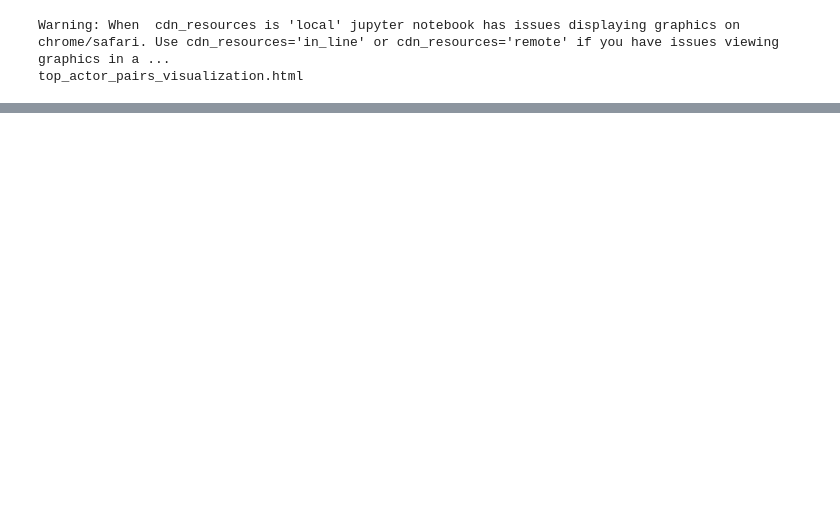
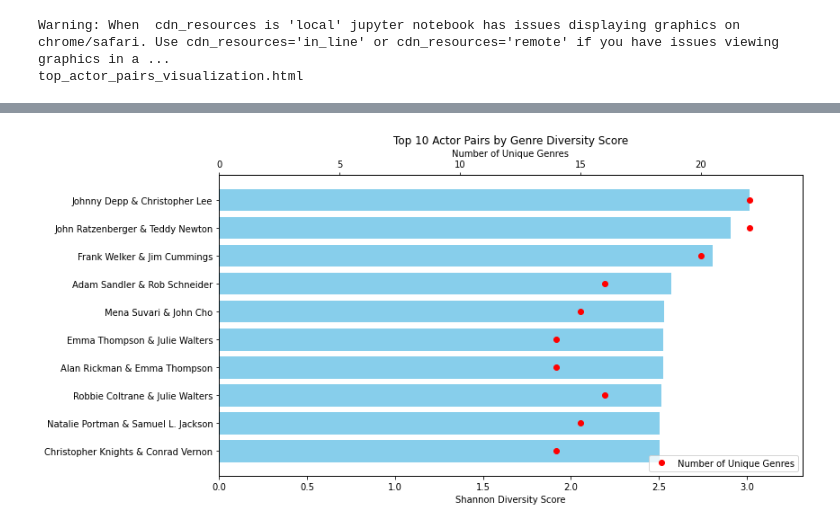
Before and after one commit to epfl-ada/ada-2024-project-theundocumentedanalysts, a Jupyter notebook: results.ipynb, the cells around one changed output, grey strips where cells are left out. Drawn from its saved outputs; the diff is of its cells as text; code cells hidden in the pictures; blank space fills up the shorter version.

```diff
--- a/results.ipynb
+++ b/results.ipynb
@@ -758,0 +880,63 @@ top_actor_pairs_visualization.html
+# %%
+def calculate_genre_diversity(actor_pair_genres):
+    """
+    Calculate diversity scores for actor pairs across genres.
+
+    Parameters:
+    - actor_pair_genres (dict): A dictionary where keys are actor pairs and values are counters of genres.
+
+    Returns:
+    - DataFrame: A DataFrame containing actor pairs, unique genre count, and Shannon diversity score.
+    """
+    diversity_data = []
+
+    for pair, genre_count in actor_pair_genres.items():
+        unique_genres = len(genre_count)
+
+        # Calculate Shannon Diversity Index
+        total_movies = sum(genre_count.values())
+        genre_frequencies = np.array(list(genre_count.values())) / total_movies
+        shannon_diversity = -np.sum(genre_frequencies * np.log(genre_frequencies))
+
+        # Store the results
+        diversity_data.append({
+            'Actor Pair': f"{pair[0]} & {pair[1]}",
+            'Unique Genres': unique_genres,
+            'Shannon Diversity Score': shannon_diversity
+        })
+
+    diversity_df = pd.DataFrame(diversity_data)
+
+    # Sort by Shannon Diversity Score for easier interpretation
+    diversity_df = diversity_df.sort_values(by='Shannon Diversity Score', ascending=False)
+
+    return diversity_df
+
+# Calculate diversity scores for the actor pairs
+diversity_scores_df = calculate_genre_diversity(actor_pair_genres)
+
+# Extract the top 10 actor pairs by diversity score
+top_10_diversity_scores_df = diversity_scores_df.head(10)
+
+# Plotting the Diversity Scores and Unique Genre Count for the Top 10 Actor Pairs
+plt.figure(figsize=(12, 6))
+
+# Plot Shannon Diversity Score as bars
+ax1 = plt.gca()
+ax1.barh(top_10_diversity_scores_df['Actor Pair'], top_10_diversity_scores_df['Shannon Diversity Score'], color='skyblue')
+ax1.set_xlabel('Shannon Diversity Score')
+ax1.set_title('Top 10 Actor Pairs by Genre Diversity Score')
+ax1.invert_yaxis()  # Invert y-axis to have the highest score at the top
+ax1.set_xlim([0, max(top_10_diversity_scores_df['Shannon Diversity Score']) * 1.1])
+
+# Create a secondary axis for the unique genre count
+ax2 = ax1.twiny()
+ax2.plot(top_10_diversity_scores_df['Unique Genres'], top_10_diversity_scores_df['Actor Pair'], 'ro', label='Number of Unique Genres')
+ax2.set_xlabel('Number of Unique Genres')
+ax2.set_xlim([0, max(top_10_diversity_scores_df['Unique Genres']) * 1.1])
+ax2.legend(loc='lower right')
+
+plt.tight_layout()
+plt.show()
+# %% [output]
+[figure, added]
```
Also changed, not shown: parts of 13 cells of this notebook.
